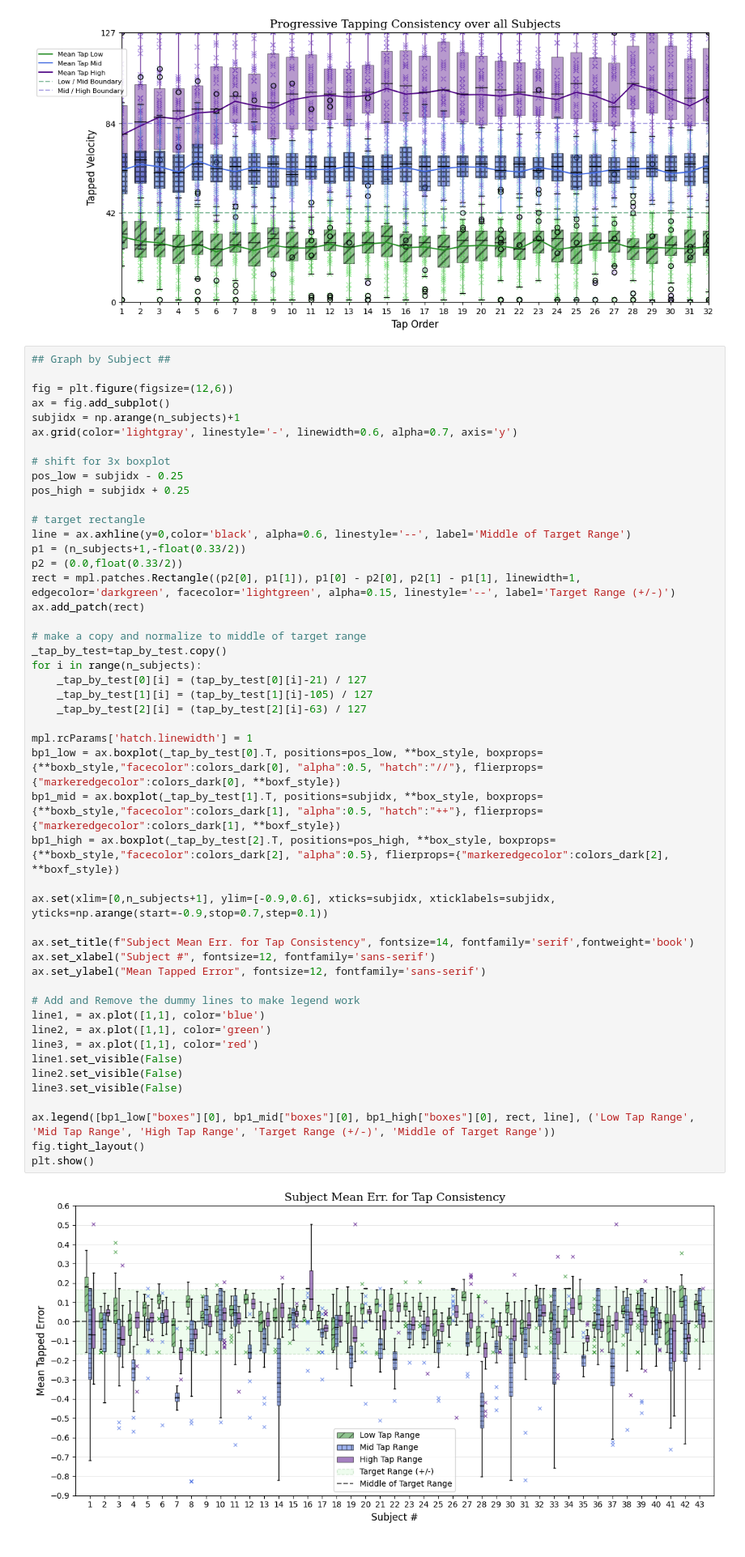
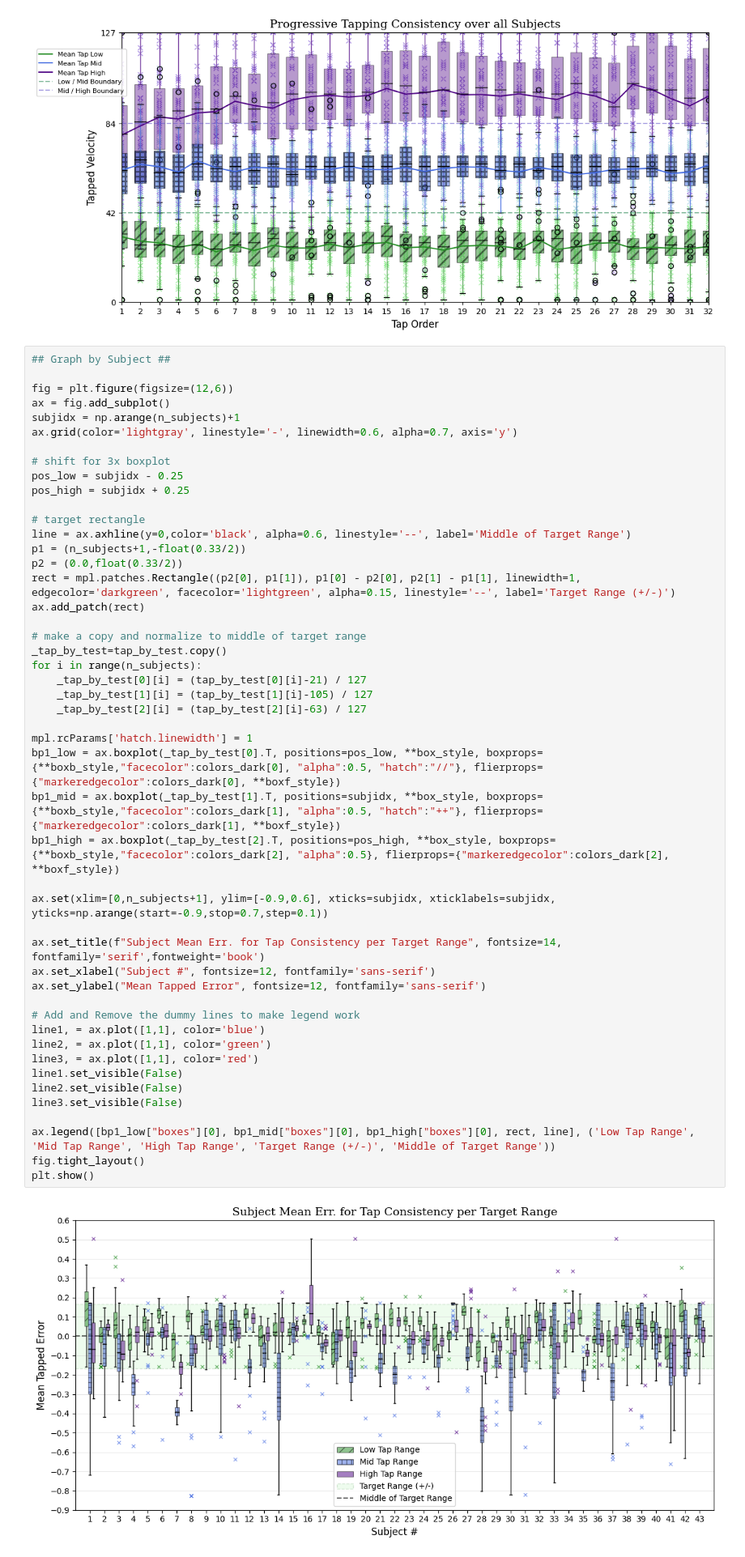
Before and after one commit to peter-clark/investigating-human-tapping-behavior-polyphonic-rhythms, a Jupyter notebook: 5-Tapping_Force-Consistency_and_Precision.ipynb, the cells around one changed output. Shown at 81% size. Drawn from its saved outputs; the diff is of its cells as text.

```diff
--- a/5-Tapping_Force-Consistency_and_Precision.ipynb
+++ b/5-Tapping_Force-Consistency_and_Precision.ipynb
@@ -184,32 +184,32 @@ ax.add_patch(rect)
 
 # make a copy and normalize to middle of target range
 _tap_by_test=tap_by_test.copy()
 for i in range(n_subjects):
     _tap_by_test[0][i] = (tap_by_test[0][i]-21) / 127
     _tap_by_test[1][i] = (tap_by_test[1][i]-105) / 127
     _tap_by_test[2][i] = (tap_by_test[2][i]-63) / 127
 
 mpl.rcParams['hatch.linewidth'] = 1
 bp1_low = ax.boxplot(_tap_by_test[0].T, positions=pos_low, **box_style, boxprops={**boxb_style,"facecolor":colors_dark[0], "alpha":0.5, "hatch":"//"}, flierprops={"markeredgecolor":colors_dark[0], **boxf_style})
 bp1_mid = ax.boxplot(_tap_by_test[1].T, positions=subjidx, **box_style, boxprops={**boxb_style,"facecolor":colors_dark[1], "alpha":0.5, "hatch":"++"}, flierprops={"markeredgecolor":colors_dark[1], **boxf_style})
 bp1_high = ax.boxplot(_tap_by_test[2].T, positions=pos_high, **box_style, boxprops={**boxb_style,"facecolor":colors_dark[2], "alpha":0.5}, flierprops={"markeredgecolor":colors_dark[2], **boxf_style})
 
 ax.set(xlim=[0,n_subjects+1], ylim=[-0.9,0.6], xticks=subjidx, xticklabels=subjidx, yticks=np.arange(start=-0.9,stop=0.7,step=0.1))
 
-ax.set_title(f"Subject Mean Err. for Tap Consistency", fontsize=14, fontfamily='serif',fontweight='book')
+ax.set_title(f"Subject Mean Err. for Tap Consistency per Target Range", fontsize=14, fontfamily='serif',fontweight='book')
 ax.set_xlabel("Subject #", fontsize=12, fontfamily='sans-serif')
 ax.set_ylabel("Mean Tapped Error", fontsize=12, fontfamily='sans-serif')
 
 # Add and Remove the dummy lines to make legend work
 line1, = ax.plot([1,1], color='blue')
 line2, = ax.plot([1,1], color='green')
 line3, = ax.plot([1,1], color='red')
 line1.set_visible(False)
 line2.set_visible(False)
 line3.set_visible(False)
 
 ax.legend([bp1_low["boxes"][0], bp1_mid["boxes"][0], bp1_high["boxes"][0], rect, line], ('Low Tap Range', 'Mid Tap Range', 'High Tap Range', 'Target Range (+/-)', 'Middle of Target Range'))
 fig.tight_layout()
 plt.show()
 # %% [output]
-[figure, old version]
+[figure, new version]
```
Also changed, not shown: parts of 2 cells of this notebook.
